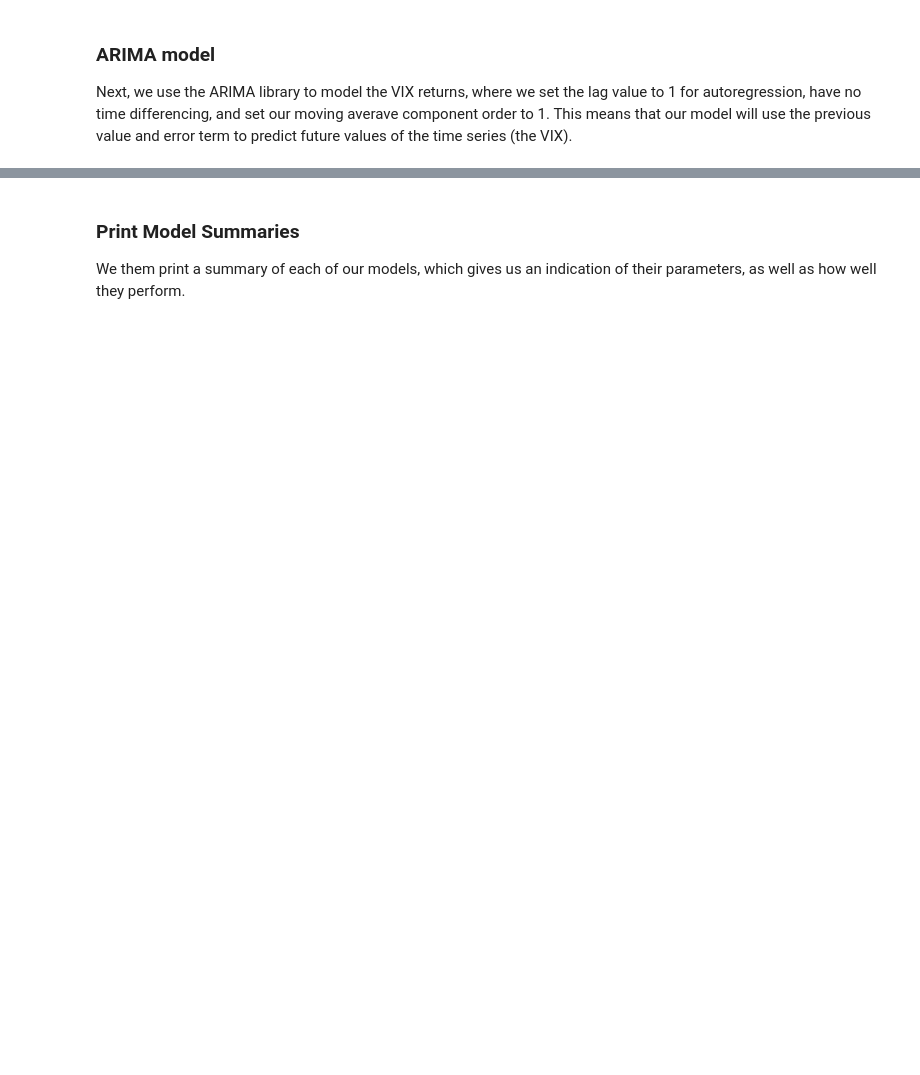
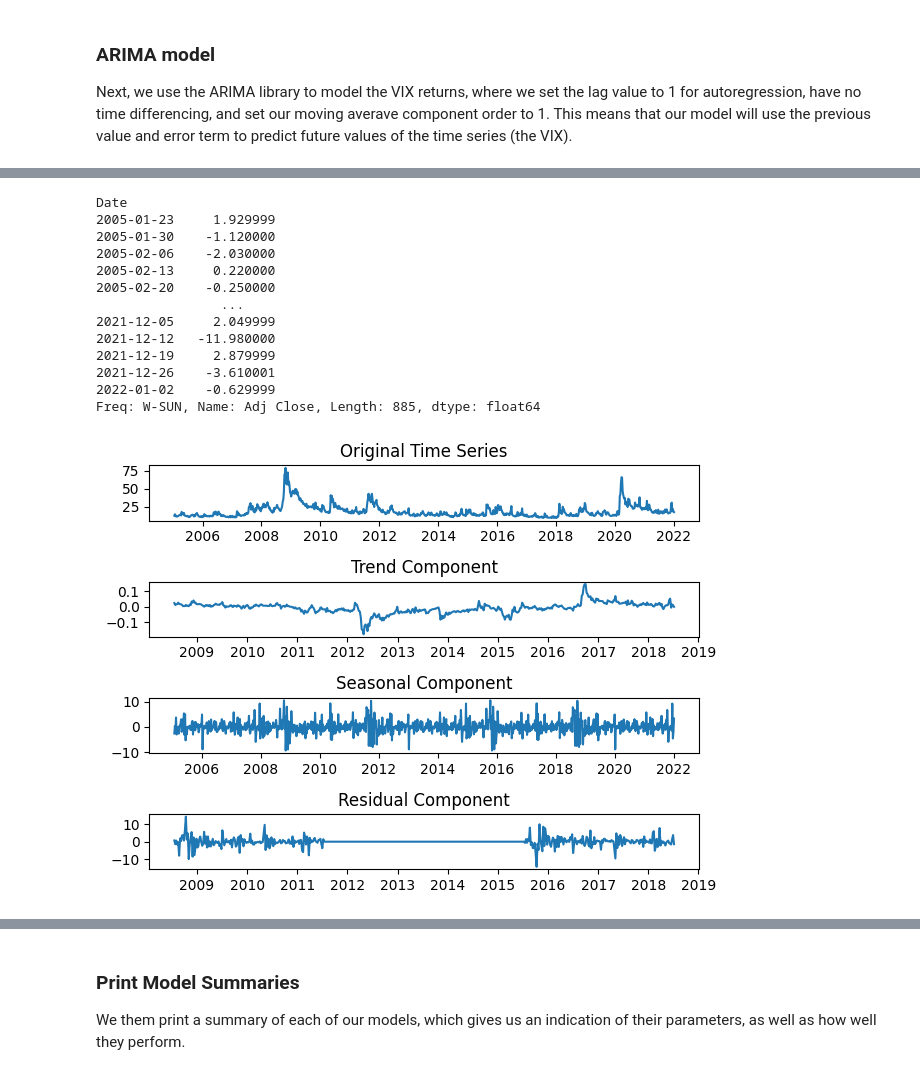
Before and after one commit to pbrowne011/vixproject, a Jupyter notebook: vix_models.ipynb, the cells around one changed output, grey strips where cells are left out. Saved outputs shown, nothing was run; the diff lists cells and outputs as text; code cells hidden in the pictures; blank space fills up the shorter version.

```diff
--- a/vix_models.ipynb
+++ b/vix_models.ipynb
@@ -47,0 +108,45 @@ arima_fit = arima_model.fit()
+# %%
+diff.sort_index(inplace=True)
+#diff['date'] = pd.to_datetime(diff['date'])
+print(diff)
+# Decompose time series
+decomposition = seasonal_decompose(diff, model='additive', period = 365)
+
+# Plot original time series
+plt.subplot(411)
+plt.plot(adjclose)
+plt.title('Original Time Series')
+
+# Plot trend component
+plt.subplot(412)
+plt.plot(decomposition.trend)
+plt.title('Trend Component')
+
+# Plot seasonal component
+plt.subplot(413)
+plt.plot(decomposition.seasonal)
+plt.title('Seasonal Component')
+
+# Plot residual component
+plt.subplot(414)
+plt.plot(decomposition.resid)
+plt.title('Residual Component')
+
+# Show plots
+plt.tight_layout()
+plt.show()
+# %% [output]
+Date
+2005-01-23     1.929999
+2005-01-30    -1.120000
+2005-02-06    -2.030000
+2005-02-13     0.220000
+2005-02-20    -0.250000
+                ...
+2021-12-05     2.049999
+2021-12-12   -11.980000
+2021-12-19     2.879999
+2021-12-26    -3.610001
+2022-01-02    -0.629999
+Freq: W-SUN, Name: Adj Close, Length: 885, dtype: float64
+[figure, added]
```
Also changed, not shown: parts of 17 cells of this notebook.
